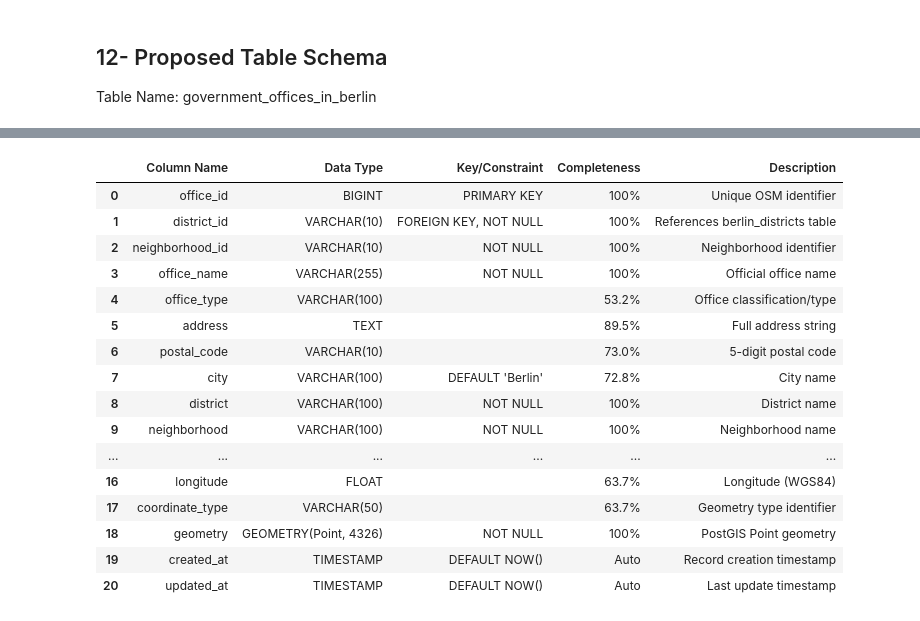
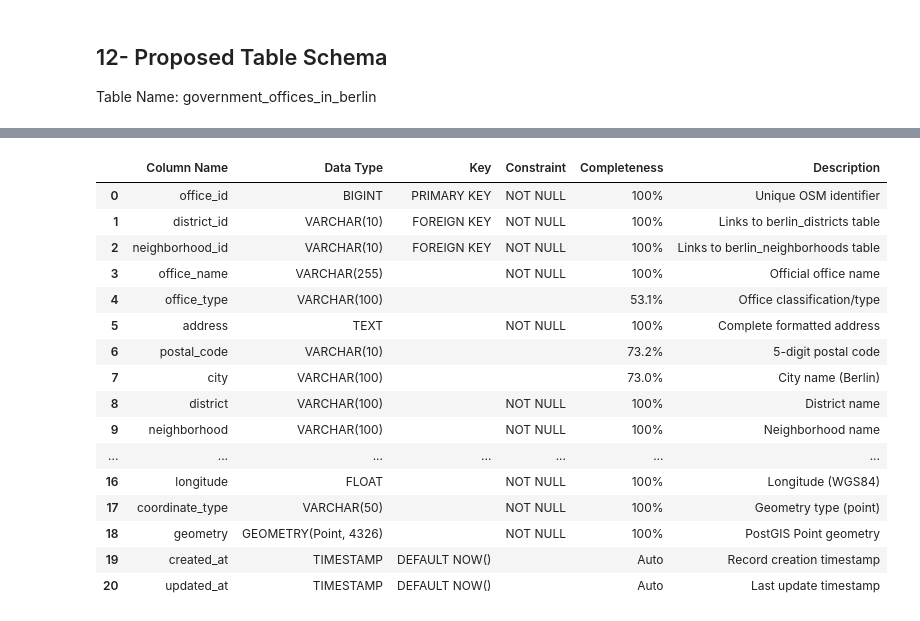
Before and after one commit to Nigar1209/berlin-poi-osm-pipeline, a Jupyter notebook: government_offices/scripts/government_offices_data_transformation.ipynb, the cells around one changed output, grey strips where cells are left out. Drawn from its saved outputs; the diff is of its cells as text; code cells hidden in the pictures.

```diff
--- a/government_offices/scripts/government_offices_data_transformation.ipynb
+++ b/government_offices/scripts/government_offices_data_transformation.ipynb
@@ -102,4 +102,4 @@ government_offices_gdf.to_excel('government_offices_berlin.xlsx', index=False)
 # %%
 #expland all columns to see more details
-#pd.set_option('display.max_columns', None)
-#print(government_offices_gdf.head(5))
+pd.set_option('display.max_columns', None)
+print(government_offices_gdf.head(5))
@@ -1112,58 +1186,65 @@ schema_doc = pd.DataFrame({
     'Column Name': [
         'office_id', 'district_id', 'neighborhood_id', 'office_name', 'office_type',
         'address', 'postal_code', 'city', 'district', 'neighborhood',
         'phone_number', 'email', 'website', 'opening_hours', 'wheelchair_accessible',
         'latitude', 'longitude', 'coordinate_type', 'geometry',
         'created_at', 'updated_at'
     ],
     'Data Type': [
         'BIGINT', 'VARCHAR(10)', 'VARCHAR(10)', 'VARCHAR(255)', 'VARCHAR(100)',
         'TEXT', 'VARCHAR(10)', 'VARCHAR(100)', 'VARCHAR(100)', 'VARCHAR(100)',
         'VARCHAR(50)', 'VARCHAR(255)', 'VARCHAR(500)', 'TEXT', 'VARCHAR(20)',
         'FLOAT', 'FLOAT', 'VARCHAR(50)', 'GEOMETRY(Point, 4326)',
         'TIMESTAMP', 'TIMESTAMP'
     ],
-    'Key/Constraint': [
-        'PRIMARY KEY', 'FOREIGN KEY, NOT NULL', 'NOT NULL', 'NOT NULL', '',
-        '', '', "DEFAULT 'Berlin'", 'NOT NULL', 'NOT NULL',
+    'Key': [
+        'PRIMARY KEY', 'FOREIGN KEY', 'FOREIGN KEY', '', '',
         '', '', '', '', '',
-        '', '', '', 'NOT NULL',
+        '', '', '', '', '',
+        '', '', '', '',
         'DEFAULT NOW()', 'DEFAULT NOW()'
     ],
+    'Constraint': [
+        'NOT NULL', 'NOT NULL', 'NOT NULL', 'NOT NULL', '',
+        'NOT NULL', '', '', 'NOT NULL', 'NOT NULL',
+        '', '', '', '', '',
+        'NOT NULL', 'NOT NULL', 'NOT NULL', 'NOT NULL',
+        '', ''
+    ],
     'Completeness': [
-        '100%', '100%', '100%', '100%', '53.2%',
-        '89.5%', '73.0%', '72.8%', '100%', '100%',
-        '33.9%', '16.0%', '62.1%', '39.4%', '45.1%',
-        '63.7%', '63.7%', '63.7%', '100%',
+        '100%', '100%', '100%', '100%', '53.1%',
+        '100%', '73.2%', '73.0%', '100%', '100%',
+        '34.0%', '16.0%', '62.0%', '39.5%', '45.2%',
+        '100%', '100%', '100%', '100%',
         'Auto', 'Auto'
     ],
     'Description': [
-        'Unique OSM identifier', 'References berlin_districts table', 'Neighborhood identifier',
+        'Unique OSM identifier', 'Links to berlin_districts table', 'Links to berlin_neighborhoods table',
         'Official office name', 'Office classification/type',
-        'Full address string', '5-digit postal code', 'City name', 'District name', 'Neighborhood name',
+        'Complete formatted address', '5-digit postal code', 'City name (Berlin)', 'District name', 'Neighborhood name',
         'Contact phone number', 'Contact email', 'Official website URL',
         'Service hours', 'Accessibility information',
-        'Latitude (WGS84)', 'Longitude (WGS84)', 'Geometry type identifier',
+        'Latitude (WGS84)', 'Longitude (WGS84)', 'Geometry type (point)',
         'PostGIS Point geometry', 'Record creation timestamp', 'Last update timestamp'
     ]
 })
 
 display(schema_doc)
 # %% [output]
-|  | Column Name | Data Type | Key/Constraint | Completeness | Description |
-| 0 | office_id | BIGINT | PRIMARY KEY | 100% | Unique OSM identifier |
-| 1 | district_id | VARCHAR(10) | FOREIGN KEY, NOT NULL | 100% | References berlin_districts table |
-| 2 | neighborhood_id | VARCHAR(10) | NOT NULL | 100% | Neighborhood identifier |
-| 3 | office_name | VARCHAR(255) | NOT NULL | 100% | Official office name |
-| 4 | office_type | VARCHAR(100) |  | 53.2% | Office classification/type |
-| 5 | address | TEXT |  | 89.5% | Full address string |
-| 6 | postal_code | VARCHAR(10) |  | 73.0% | 5-digit postal code |
-| 7 | city | VARCHAR(100) | DEFAULT 'Berlin' | 72.8% | City name |
-| 8 | district | VARCHAR(100) | NOT NULL | 100% | District name |
-| 9 | neighborhood | VARCHAR(100) | NOT NULL | 100% | Neighborhood name |
-| ... | ... | ... | ... | ... | ... |
-| 16 | longitude | FLOAT |  | 63.7% | Longitude (WGS84) |
-| 17 | coordinate_type | VARCHAR(50) |  | 63.7% | Geometry type identifier |
-| 18 | geometry | GEOMETRY(Point, 4326) | NOT NULL | 100% | PostGIS Point geometry |
-| 19 | created_at | TIMESTAMP | DEFAULT NOW() | Auto | Record creation timestamp |
-| 20 | updated_at | TIMESTAMP | DEFAULT NOW() | Auto | Last update timestamp |
+|  | Column Name | Data Type | Key | Constraint | Completeness | Description |
+| 0 | office_id | BIGINT | PRIMARY KEY | NOT NULL | 100% | Unique OSM identifier |
+| 1 | district_id | VARCHAR(10) | FOREIGN KEY | NOT NULL | 100% | Links to berlin_districts table |
+| 2 | neighborhood_id | VARCHAR(10) | FOREIGN KEY | NOT NULL | 100% | Links to berlin_neighborhoods table |
+| 3 | office_name | VARCHAR(255) |  | NOT NULL | 100% | Official office name |
+| 4 | office_type | VARCHAR(100) |  |  | 53.1% | Office classification/type |
+| 5 | address | TEXT |  | NOT NULL | 100% | Complete formatted address |
+| 6 | postal_code | VARCHAR(10) |  |  | 73.2% | 5-digit postal code |
+| 7 | city | VARCHAR(100) |  |  | 73.0% | City name (Berlin) |
+| 8 | district | VARCHAR(100) |  | NOT NULL | 100% | District name |
+| 9 | neighborhood | VARCHAR(100) |  | NOT NULL | 100% | Neighborhood name |
+| ... | ... | ... | ... | ... | ... | ... |
+| 16 | longitude | FLOAT |  | NOT NULL | 100% | Longitude (WGS84) |
+| 17 | coordinate_type | VARCHAR(50) |  | NOT NULL | 100% | Geometry type (point) |
+| 18 | geometry | GEOMETRY(Point, 4326) |  | NOT NULL | 100% | PostGIS Point geometry |
+| 19 | created_at | TIMESTAMP | DEFAULT NOW() |  | Auto | Record creation timestamp |
+| 20 | updated_at | TIMESTAMP | DEFAULT NOW() |  | Auto | Last update timestamp |
```
Also changed, not shown: parts of 21 cells of this notebook.
